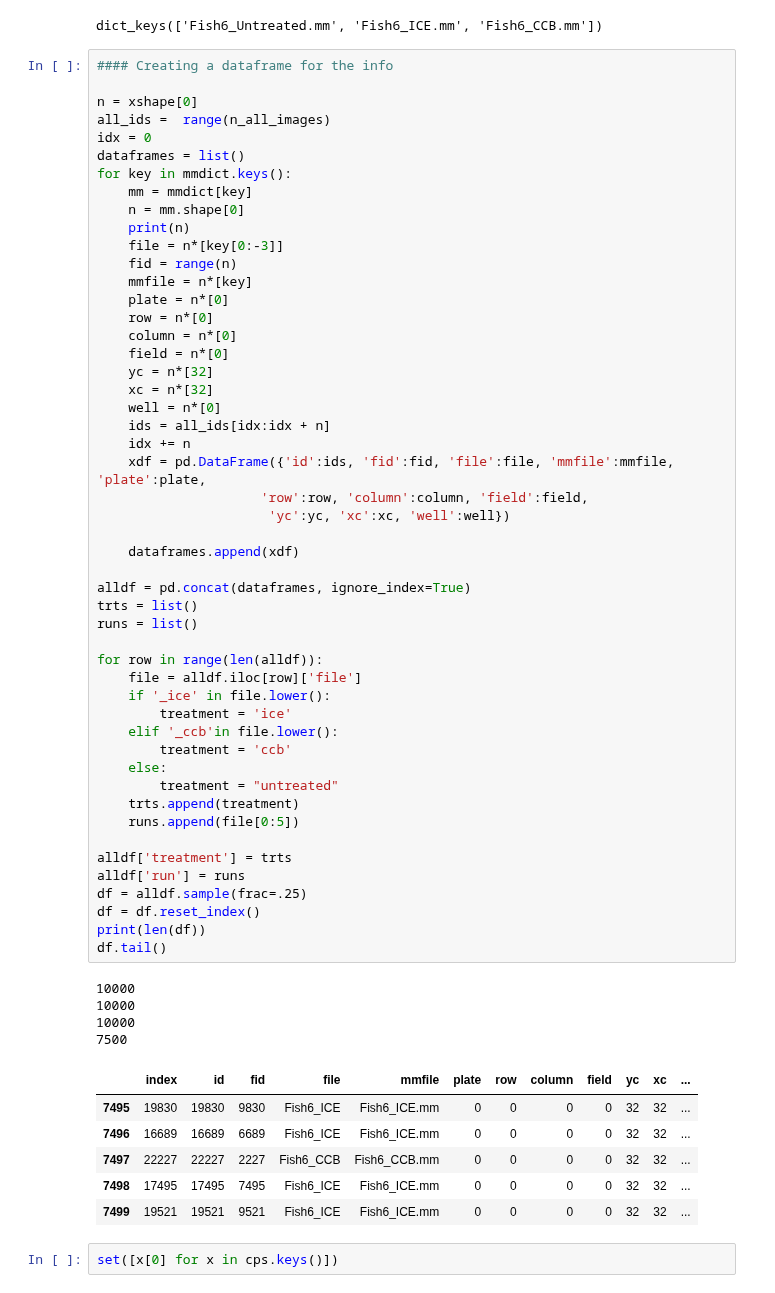
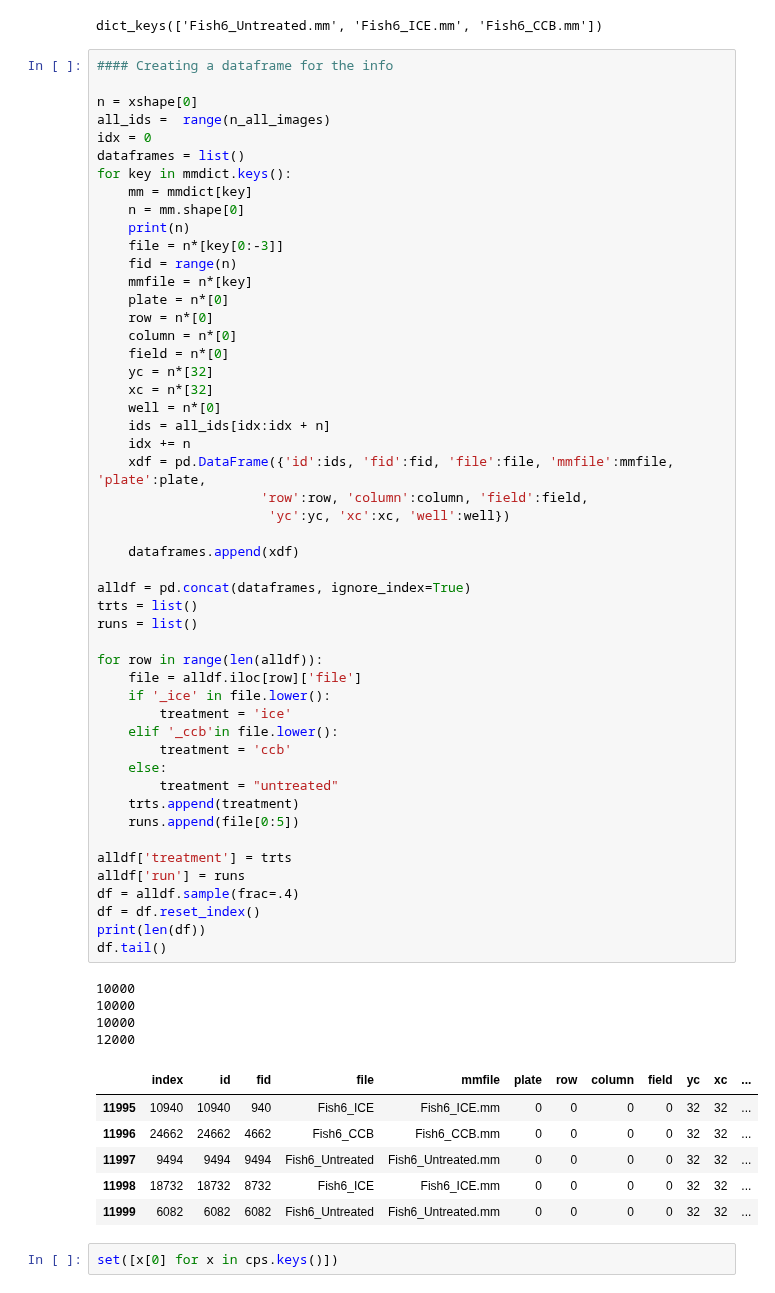
Before and after one commit to cwood1967/DeepLearning, a Jupyter notebook: autoencoder/LatentSpace/Untitled.ipynb, the cells around one changed output. Drawn from its saved outputs; the diff is of its cells as text.

```diff
--- a/autoencoder/LatentSpace/Untitled.ipynb
+++ b/autoencoder/LatentSpace/Untitled.ipynb
@@ -144,40 +144,40 @@ for key in mmdict.keys():
                      'row':row, 'column':column, 'field':field,
                       'yc':yc, 'xc':xc, 'well':well})
 
     dataframes.append(xdf)
 
 alldf = pd.concat(dataframes, ignore_index=True)
 trts = list()
 runs = list()
 
 for row in range(len(alldf)):
     file = alldf.iloc[row]['file']
     if '_ice' in file.lower():
         treatment = 'ice'
     elif '_ccb'in file.lower():
         treatment = 'ccb'
     else:
         treatment = "untreated"
     trts.append(treatment)
     runs.append(file[0:5])
 
 alldf['treatment'] = trts
 alldf['run'] = runs
-df = alldf.sample(frac=.25)
+df = alldf.sample(frac=.4)
 df = df.reset_index()
 print(len(df))
 df.tail()
 # %% [output]
 10000
 10000
 10000
-7500
+12000
 |  | index | id | fid | file | mmfile | plate | row | column | field | yc | xc | ... |
-| 7495 | 19830 | 19830 | 9830 | Fish6_ICE | Fish6_ICE.mm | 0 | 0 | 0 | 0 | 32 | 32 | ... |
-| 7496 | 16689 | 16689 | 6689 | Fish6_ICE | Fish6_ICE.mm | 0 | 0 | 0 | 0 | 32 | 32 | ... |
-| 7497 | 22227 | 22227 | 2227 | Fish6_CCB | Fish6_CCB.mm | 0 | 0 | 0 | 0 | 32 | 32 | ... |
-| 7498 | 17495 | 17495 | 7495 | Fish6_ICE | Fish6_ICE.mm | 0 | 0 | 0 | 0 | 32 | 32 | ... |
-| 7499 | 19521 | 19521 | 9521 | Fish6_ICE | Fish6_ICE.mm | 0 | 0 | 0 | 0 | 32 | 32 | ... |
+| 11995 | 10940 | 10940 | 940 | Fish6_ICE | Fish6_ICE.mm | 0 | 0 | 0 | 0 | 32 | 32 | ... |
+| 11996 | 24662 | 24662 | 4662 | Fish6_CCB | Fish6_CCB.mm | 0 | 0 | 0 | 0 | 32 | 32 | ... |
+| 11997 | 9494 | 9494 | 9494 | Fish6_Untreated | Fish6_Untreated.mm | 0 | 0 | 0 | 0 | 32 | 32 | ... |
+| 11998 | 18732 | 18732 | 8732 | Fish6_ICE | Fish6_ICE.mm | 0 | 0 | 0 | 0 | 32 | 32 | ... |
+| 11999 | 6082 | 6082 | 6082 | Fish6_Untreated | Fish6_Untreated.mm | 0 | 0 | 0 | 0 | 32 | 32 | ... |
 # %%
 set([x[0] for x in cps.keys()])
 # %% [output]
```
Also changed, not shown: parts of 7 cells of this notebook, 3 other files.
